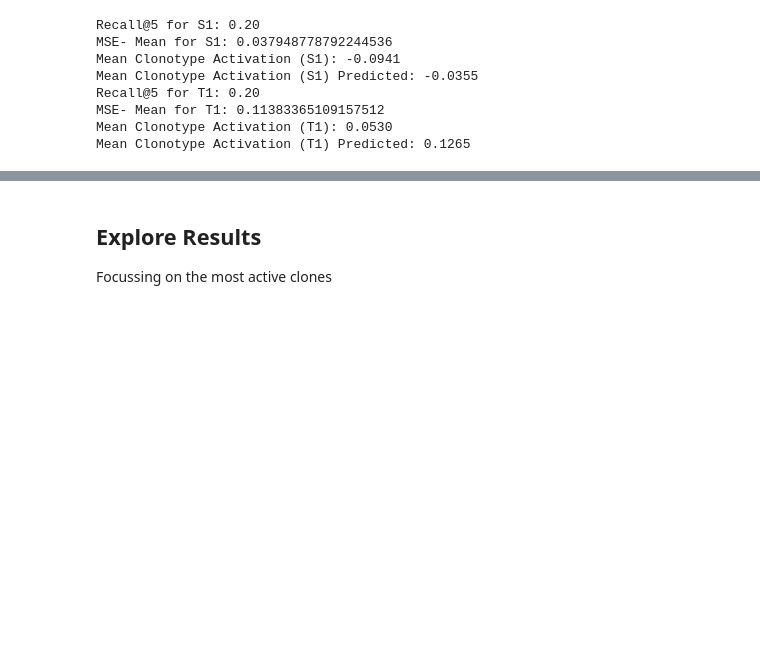
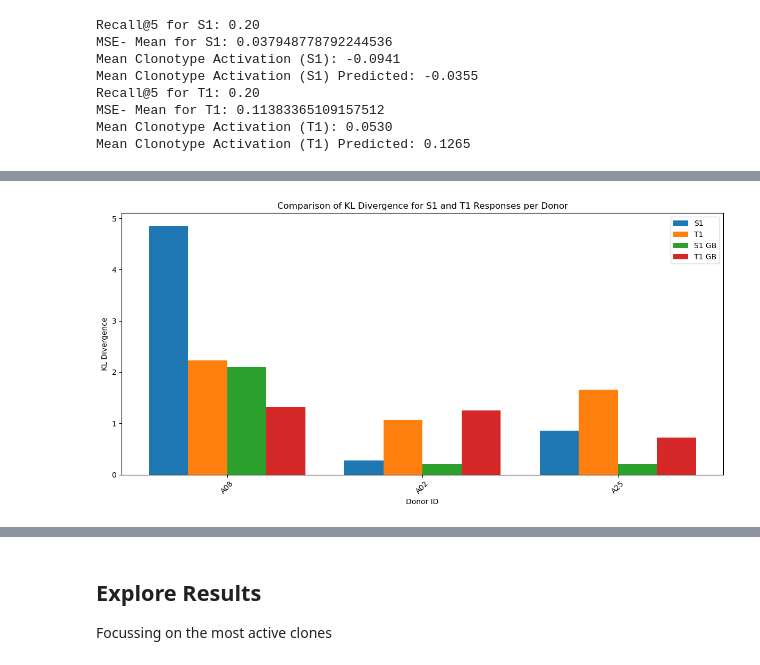
Before and after one commit to SchubertLab/VaccineSimulator, a Jupyter notebook: notebooks/model_notebooks/pipeline_donor.ipynb, the cells around one changed output, grey strips where cells are left out. Saved outputs shown, nothing was run; the diff lists cells and outputs as text; code cells hidden in the pictures; blank space fills up the shorter version.

```diff
--- a/notebooks/model_notebooks/pipeline_donor.ipynb
+++ b/notebooks/model_notebooks/pipeline_donor.ipynb
@@ -453,0 +530,77 @@ Mean Clonotype Activation (T1) Predicted: 0.1265
+# %%
+import numpy as np
+import matplotlib.pyplot as plt
+
+# Assuming test_donors is a list of donor IDs
+donor_ids = list(test_donors)
+
+# Collect KL divergence values for each donor
+kl_s1 = []
+kl_t1 = []
+kl_s1_gb = []
+kl_t1_gb = []
+
+for donor in donor_ids:
+    # Get the indices of the clonotypes associated with the current donor
+    donor_clonotypes = [clone for clone, donor_id in clonotype_to_donor.items() if donor_id == donor]
+
+    # Get the feature and target data for the current donor's clonotypes
+    donor_mask = np.isin(unique_clonotypes, donor_clonotypes)
+    X_donor_test = X_aggregated[donor_mask]
+    y_s1_donor_test = y_s1_aggregated[donor_mask]
+    y_t1_donor_test = y_t1_aggregated[donor_mask]
+
+    # Predict responses using the model for this donor
+    y_s1_pred_donor = model_s1.predict(X_donor_test)
+    y_t1_pred_donor = model_t1.predict(X_donor_test)
+    y_s1_gb_pred_donor = gbr_s1.predict(X_donor_test)
+    y_t1_gb_pred_donor = gbr_t1.predict(X_donor_test)
+
+    # Compute the means and log-variances for KL divergence
+    mu_1 = torch.tensor(y_s1_donor_test.mean())
+    logvar_1 = torch.tensor(np.log(np.var(y_s1_donor_test) + 1e-6))
+
+    mu_2 = torch.tensor(y_s1_pred_donor.mean())
+    logvar_2 = torch.tensor(np.log(np.var(y_s1_pred_donor) + 1e-6))
+
+    kl_s1.append(general_kl_loss(mu_1, logvar_1, mu_2, logvar_2).item())
+
+    mu_t1_1 = torch.tensor(y_t1_donor_test.mean())
+    logvar_t1_1 = torch.tensor(np.log(np.var(y_t1_donor_test) + 1e-6))
+    mu_t1_2 = torch.tensor(y_t1_pred_donor.mean())
+    logvar_t1_2 = torch.tensor(np.log(np.var(y_t1_pred_donor) + 1e-6))
+
+    kl_t1.append(general_kl_loss(mu_t1_1, logvar_t1_1, mu_t1_2, logvar_t1_2).item())
+
+    mu_s1_gb_1 = torch.tensor(y_s1_donor_test.mean())
+    logvar_s1_gb_1 = torch.tensor(np.log(np.var(y_s1_donor_test) + 1e-6))
+    mu_s1_gb_2 = torch.tensor(y_s1_gb_pred_donor.mean())
+    logvar_s1_gb_2 = torch.tensor(np.log(np.var(y_s1_gb_pred_donor) + 1e-6))
+
+    kl_s1_gb.append(general_kl_loss(mu_s1_gb_1, logvar_s1_gb_1, mu_s1_gb_2, logvar_s1_gb_2).item())
+
+    mu_t1_gb_1 = torch.tensor(y_t1_donor_test.mean())
+    logvar_t1_gb_1 = torch.tensor(np.log(np.var(y_t1_donor_test) + 1e-6))
+    mu_t1_gb_2 = torch.tensor(y_t1_gb_pred_donor.mean())
+    logvar_t1_gb_2 = torch.tensor(np.log(np.var(y_t1_gb_pred_donor) + 1e-6))
+
+    kl_t1_gb.append(general_kl_loss(mu_t1_gb_1, logvar_t1_gb_1, mu_t1_gb_2, logvar_t1_gb_2).item())
+
+# Plotting the KL divergences for each donor
+plt.figure(figsize=(12, 6))
+x = np.arange(len(donor_ids))
+
+plt.bar(x - 0.3, kl_s1, width=0.2, label="S1")
+plt.bar(x - 0.1, kl_t1, width=0.2, label="T1")
+plt.bar(x + 0.1, kl_s1_gb, width=0.2, label="S1 GB")
+plt.bar(x + 0.3, kl_t1_gb, width=0.2, label="T1 GB")
+
+plt.xticks(x, donor_ids, rotation=45)
+plt.xlabel("Donor ID")
+plt.ylabel("KL Divergence")
+plt.title("Comparison of KL Divergence for S1 and T1 Responses per Donor")
+plt.legend()
+plt.tight_layout()
+plt.show()
+# %% [output]
+[figure, added]
```
Also changed, not shown: parts of 13 cells of this notebook, 3 other files.
